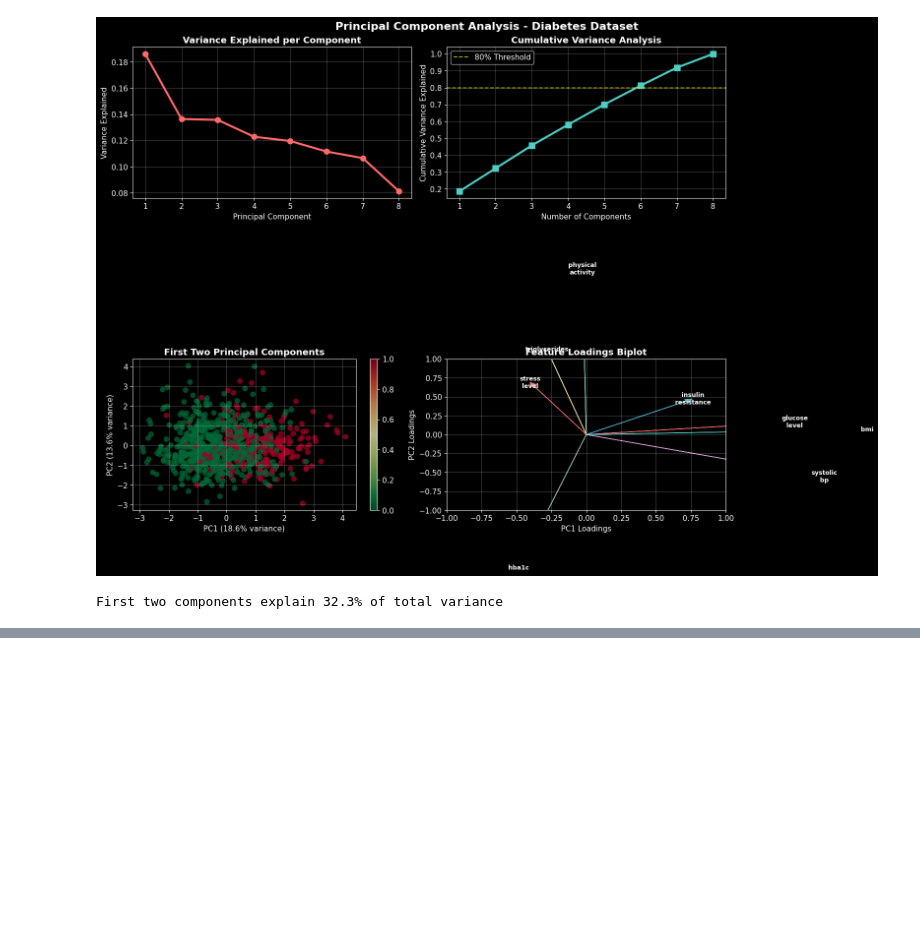
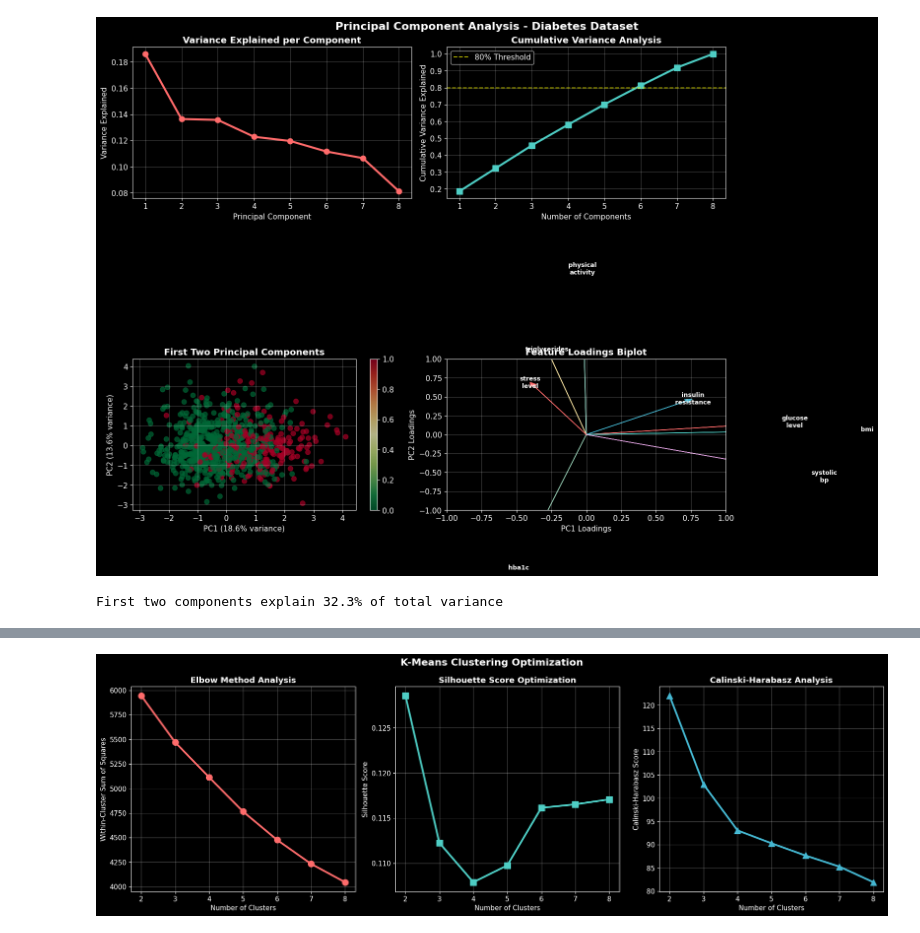
Before and after one commit to lucks-13/Diabetes-Risk-Assessment, a Jupyter notebook: code.ipynb, the cells around one changed output, grey strips where cells are left out. Drawn from its saved outputs; the diff is of its cells as text; code cells hidden in the pictures; blank space fills up the shorter version.

Commit message:
Visualization of clustering metrics

```diff
--- a/code.ipynb
+++ b/code.ipynb
@@ -280,0 +283,90 @@ First two components explain 32.3% of total variance
+# %%
+fig, axes = plt.subplots(1, 3, figsize=(18, 6))
+fig.suptitle('K-Means Clustering Optimization', fontsize=16, fontweight='bold')
+
+axes[0].plot(cluster_range, inertias, 'o-', color=colors[0], linewidth=3, markersize=10)
+axes[0].set_xlabel('Number of Clusters')
+axes[0].set_ylabel('Within-Cluster Sum of Squares')
+axes[0].set_title('Elbow Method Analysis', fontweight='bold')
+axes[0].grid(True, alpha=0.3)
+
+axes[1].plot(cluster_range, sil_scores, 's-', color=colors[1], linewidth=3, markersize=10)
+axes[1].set_xlabel('Number of Clusters')
+axes[1].set_ylabel('Silhouette Score')
+axes[1].set_title('Silhouette Score Optimization', fontweight='bold')
+axes[1].grid(True, alpha=0.3)
+
+axes[2].plot(cluster_range, cal_scores, '^-', color=colors[2], linewidth=3, markersize=10)
+axes[2].set_xlabel('Number of Clusters')
+axes[2].set_ylabel('Calinski-Harabasz Score')
+axes[2].set_title('Calinski-Harabasz Analysis', fontweight='bold')
+axes[2].grid(True, alpha=0.3)
+
+plt.tight_layout()
+plt.show()
+
+optimal_k = cluster_range[np.argmax(sil_scores)]
+print(f"Optimal number of clusters: {optimal_k}")
+print(f"Best silhouette score: {max(sil_scores):.3f}")
+
+final_kmeans = KMeans(n_clusters=optimal_k, random_state=2024, n_init=10)
+cluster_assignments = final_kmeans.fit_predict(X_normalized)
+
+diabetes_df['patient_cluster'] = cluster_assignments
+
+final_silhouette = silhouette_score(X_normalized, cluster_assignments)
+final_calinski = calinski_harabasz_score(X_normalized, cluster_assignments)
+
+print(f"Final K-Means Results:")
+print(f"   Clusters: {optimal_k}")
+print(f"   Silhouette Score: {final_silhouette:.3f}")
+print(f"   Calinski-Harabasz Score: {final_calinski:.3f}")
+
+fig, axes = plt.subplots(2, 3, figsize=(20, 14))
+fig.suptitle('Diabetes Patient Clustering - Comprehensive View', fontsize=18, fontweight='bold')
+
+feature_combinations = [
+    ('glucose_level', 'hba1c'),
+    ('bmi', 'insulin_resistance'),
+    ('triglycerides', 'systolic_bp')
+]
+
+for idx, (feat1, feat2) in enumerate(feature_combinations):
+    scatter = axes[0, idx].scatter(diabetes_df[feat1], diabetes_df[feat2],
+                                  c=cluster_assignments, cmap='viridis',
+                                  alpha=0.7, s=60, edgecolors='white', linewidth=0.5)
+    axes[0, idx].set_xlabel(feat1.replace('_', ' ').title())
+    axes[0, idx].set_ylabel(feat2.replace('_', ' ').title())
+    axes[0, idx].set_title(f'{feat1.title()} vs {feat2.title()}', fontweight='bold')
+    plt.colorbar(scatter, ax=axes[0, idx])
+
+scatter = axes[1, 0].scatter(X_pca[:, 0], X_pca[:, 1], c=cluster_assignments,
+                            cmap='viridis', alpha=0.7, s=60, edgecolors='white', linewidth=0.5)
+axes[1, 0].set_xlabel(f'PC1 ({pca.explained_variance_ratio_[0]:.1%})')
+axes[1, 0].set_ylabel(f'PC2 ({pca.explained_variance_ratio_[1]:.1%})')
+axes[1, 0].set_title('Clusters in PCA Space', fontweight='bold')
+plt.colorbar(scatter, ax=axes[1, 0])
+
+tsne = TSNE(n_components=2, random_state=2024, perplexity=40, n_iter=400)
+X_tsne = tsne.fit_transform(X_normalized)
+scatter = axes[1, 1].scatter(X_tsne[:, 0], X_tsne[:, 1], c=cluster_assignments,
+                            cmap='viridis', alpha=0.7, s=60, edgecolors='white', linewidth=0.5)
+axes[1, 1].set_xlabel('t-SNE Dimension 1')
+axes[1, 1].set_ylabel('t-SNE Dimension 2')
+axes[1, 1].set_title('Clusters in t-SNE Space', fontweight='bold')
+plt.colorbar(scatter, ax=axes[1, 1])
+
+cluster_sizes = np.bincount(cluster_assignments)
+bars = axes[1, 2].bar(range(optimal_k), cluster_sizes,
+                     color=colors[:optimal_k], alpha=0.8, edgecolor='white', linewidth=2)
+axes[1, 2].set_xlabel('Cluster ID')
+axes[1, 2].set_ylabel('Number of Patients')
+axes[1, 2].set_title('Patient Distribution by Cluster', fontweight='bold')
+for bar, size in zip(bars, cluster_sizes):
+    axes[1, 2].text(bar.get_x() + bar.get_width()/2, bar.get_height() + 5,
+                   f'{size}', ha='center', va='bottom', fontweight='bold')
+
+plt.tight_layout()
+plt.show()
+# %% [output]
+[figure, added]
```
Also changed, not shown: parts of 2 cells of this notebook.
